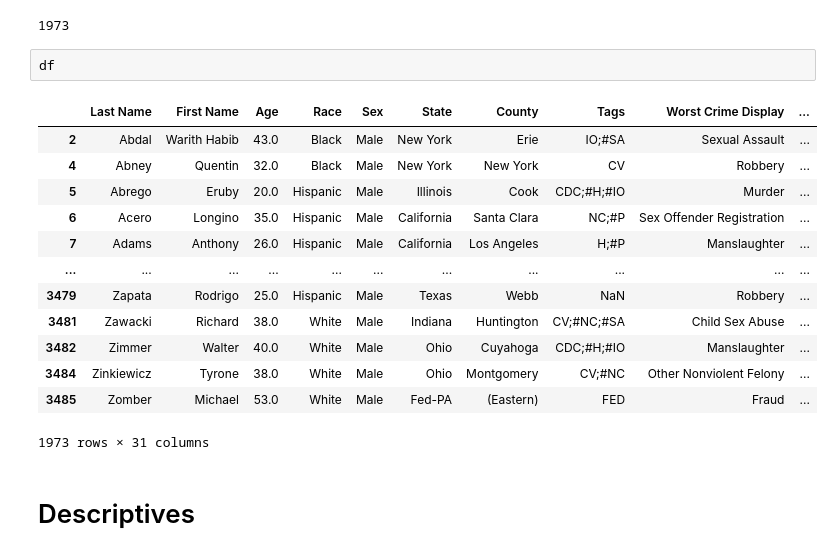
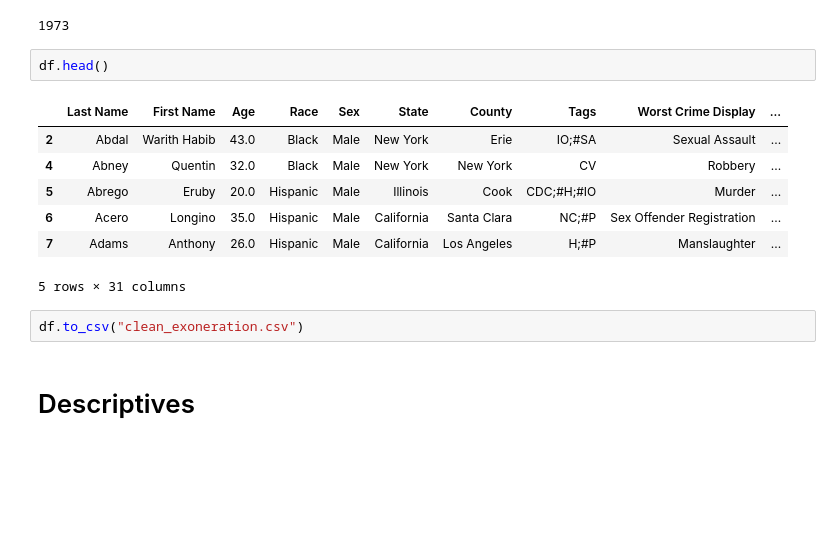
Before and after one commit to josh-ashkinaze/er_correct, a Jupyter notebook: exon.ipynb, the cells around one changed output. Drawn from its saved outputs; the diff is of its cells as text; blank space fills up the shorter version.

```diff
--- a/exon.ipynb
+++ b/exon.ipynb
@@ -144,21 +146,17 @@ print(len(df))
 # %% [output]
 1973
 # %%
-df
+df.head()
 # %% [output]
 |  | Last Name | First Name | Age | Race | Sex | State | County | Tags | Worst Crime Display | ... |
 | 2 | Abdal | Warith Habib | 43.0 | Black | Male | New York | Erie | IO;#SA | Sexual Assault | ... |
 | 4 | Abney | Quentin | 32.0 | Black | Male | New York | New York | CV | Robbery | ... |
 | 5 | Abrego | Eruby | 20.0 | Hispanic | Male | Illinois | Cook | CDC;#H;#IO | Murder | ... |
 | 6 | Acero | Longino | 35.0 | Hispanic | Male | California | Santa Clara | NC;#P | Sex Offender Registration | ... |
 | 7 | Adams | Anthony | 26.0 | Hispanic | Male | California | Los Angeles | H;#P | Manslaughter | ... |
-| ... | ... | ... | ... | ... | ... | ... | ... | ... | ... | ... |
-| 3479 | Zapata | Rodrigo | 25.0 | Hispanic | Male | Texas | Webb | NaN | Robbery | ... |
-| 3481 | Zawacki | Richard | 38.0 | White | Male | Indiana | Huntington | CV;#NC;#SA | Child Sex Abuse | ... |
-| 3482 | Zimmer | Walter | 40.0 | White | Male | Ohio | Cuyahoga | CDC;#H;#IO | Manslaughter | ... |
-| 3484 | Zinkiewicz | Tyrone | 38.0 | White | Male | Ohio | Montgomery | CV;#NC | Other Nonviolent Felony | ... |
-| 3485 | Zomber | Michael | 53.0 | White | Male | Fed-PA | (Eastern) | FED | Fraud | ... |
-1973 rows × 31 columns
+5 rows × 31 columns
+# %%
+df.to_csv("clean_exoneration.csv")
 # %% [markdown]
 # Descriptives
 # %%
```
Also changed, not shown: parts of 5 cells of this notebook.
